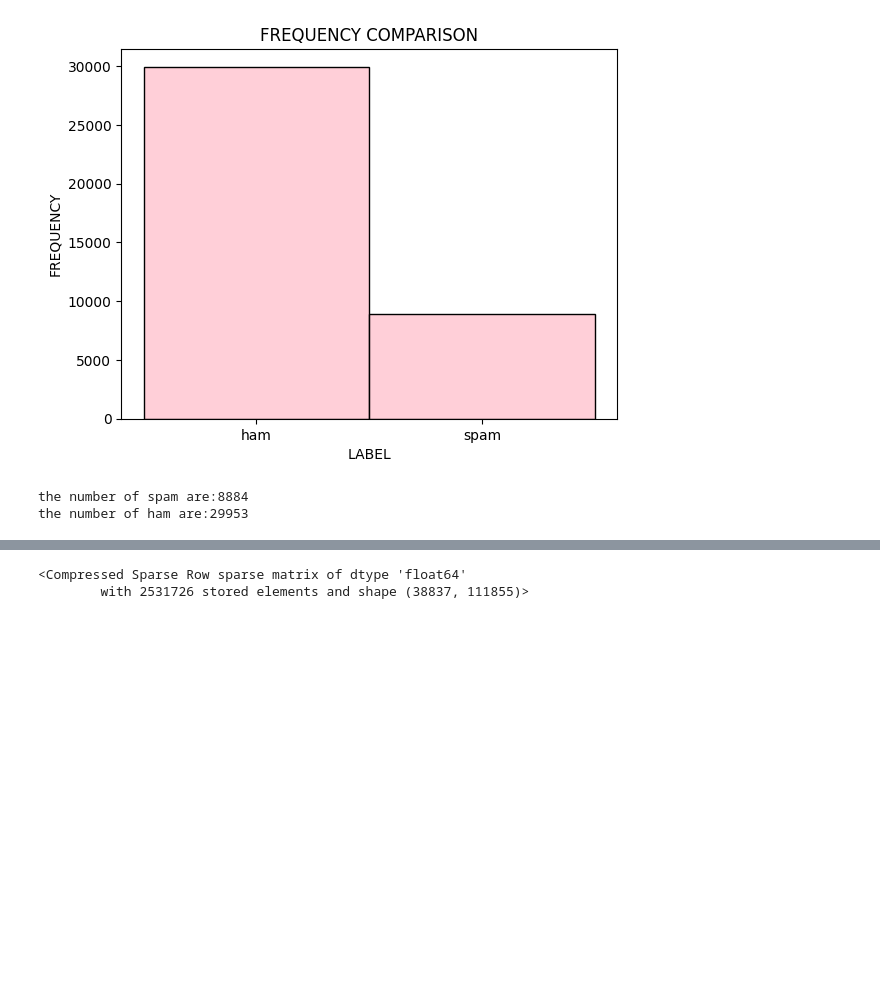
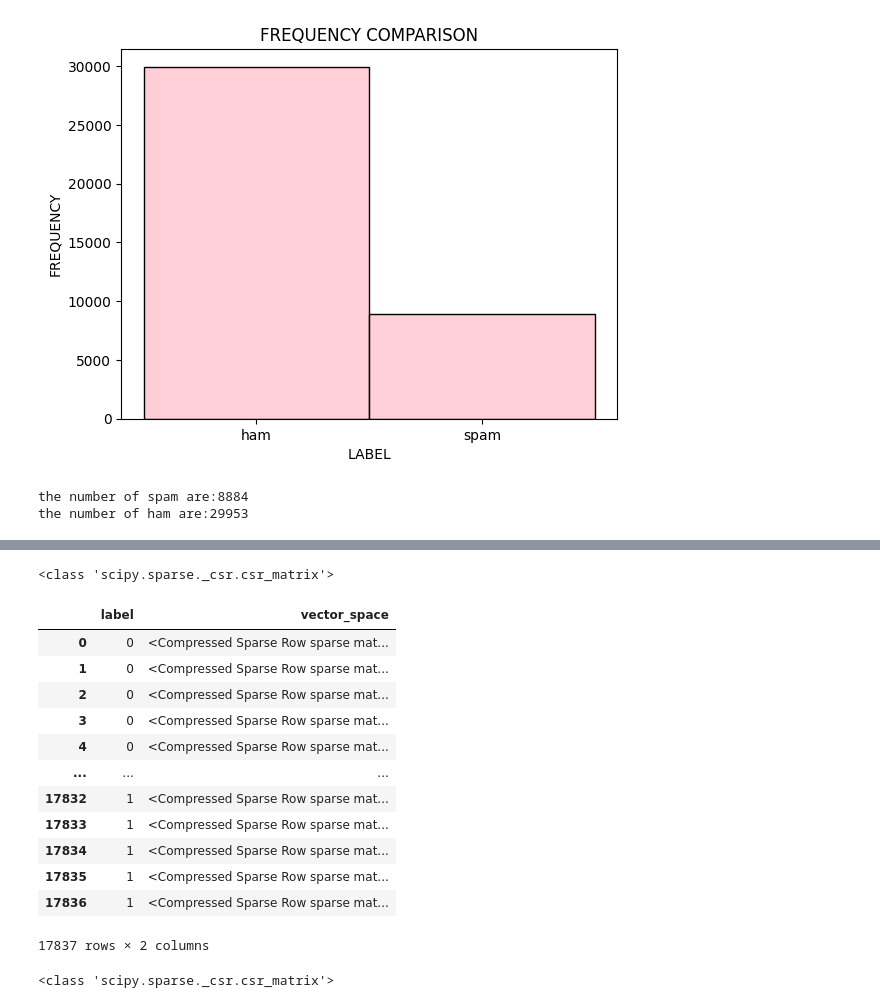
Before and after one commit to KARTIKEYA-BALI/Python_PBL, a Jupyter notebook: phase 2/phase2.ipynb, the cells around one changed output, grey strips where cells are left out. Drawn from its saved outputs; the diff is of its cells as text; code cells hidden in the pictures; blank space fills up the shorter version.

```diff
--- a/phase 2/phase2.ipynb
+++ b/phase 2/phase2.ipynb
@@ -156,7 +222,7 @@ data['token'].tolist()
 # %%
 """WE NEED TO MAKE IT A LIST OF LISTS"""
-# import ast
-# data['token']=data['token'].apply(ast.literal_eval)
+import ast
+data['token']=data['token'].apply(ast.literal_eval)
 # %%
 def listing(l):
     return l
@@ -164,10 +230,29 @@ def listing(l):
 tfidf=TfidfVectorizer(analyzer='word',tokenizer=listing,preprocessor=listing,token_pattern=None)
 
 tfidf_matrix=tfidf.fit_transform(data['token'])
+# %%
+print(type(tfidf_matrix))
+# %% [output]
+<class 'scipy.sparse._csr.csr_matrix'>
 # %%
-df=pd.DataFrame(tfidf_matrix)
+vectorised_data=pd.DataFrame({"label":data['label'],"vector_space":list(tfidf_matrix)})
 # %%
-(tfidf_matrix)
+vectorised_data
 # %% [output]
+|  | label | vector_space |
+| 0 | 0 | <Compressed Sparse Row sparse mat... |
+| 1 | 0 | <Compressed Sparse Row sparse mat... |
+| 2 | 0 | <Compressed Sparse Row sparse mat... |
+| 3 | 0 | <Compressed Sparse Row sparse mat... |
+| 4 | 0 | <Compressed Sparse Row sparse mat... |
+| ... | ... | ... |
+| 17832 | 1 | <Compressed Sparse Row sparse mat... |
+| 17833 | 1 | <Compressed Sparse Row sparse mat... |
+| 17834 | 1 | <Compressed Sparse Row sparse mat... |
+| 17835 | 1 | <Compressed Sparse Row sparse mat... |
+| 17836 | 1 | <Compressed Sparse Row sparse mat... |
-<Compressed Sparse Row sparse matrix of dtype 'float64'
-        with 2531726 stored elements and shape (38837, 111855)>
+17837 rows × 2 columns
+# %%
+print(type(vectorised_data.iloc[0]['vector_space']))
+# %% [output]
+<class 'scipy.sparse._csr.csr_matrix'>
```
Also changed, not shown: parts of 22 cells of this notebook.
